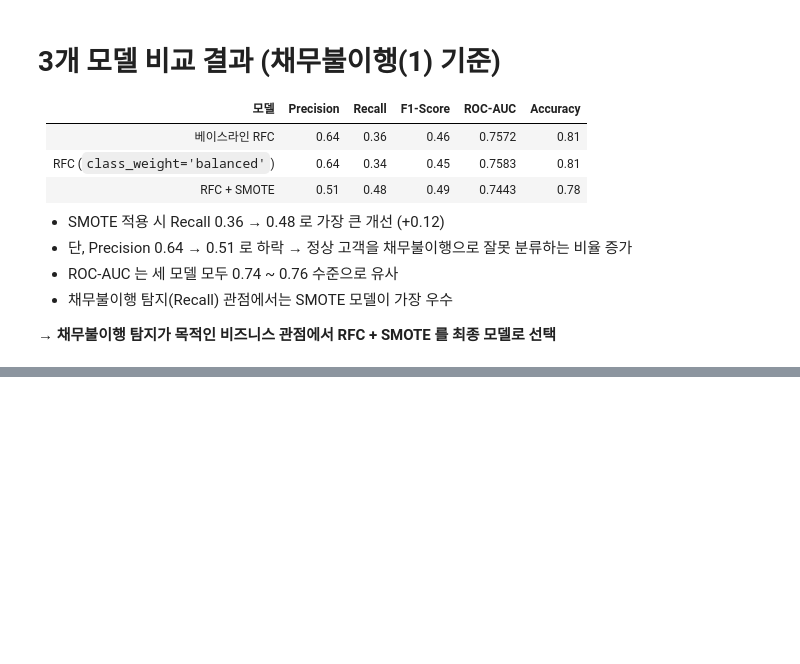
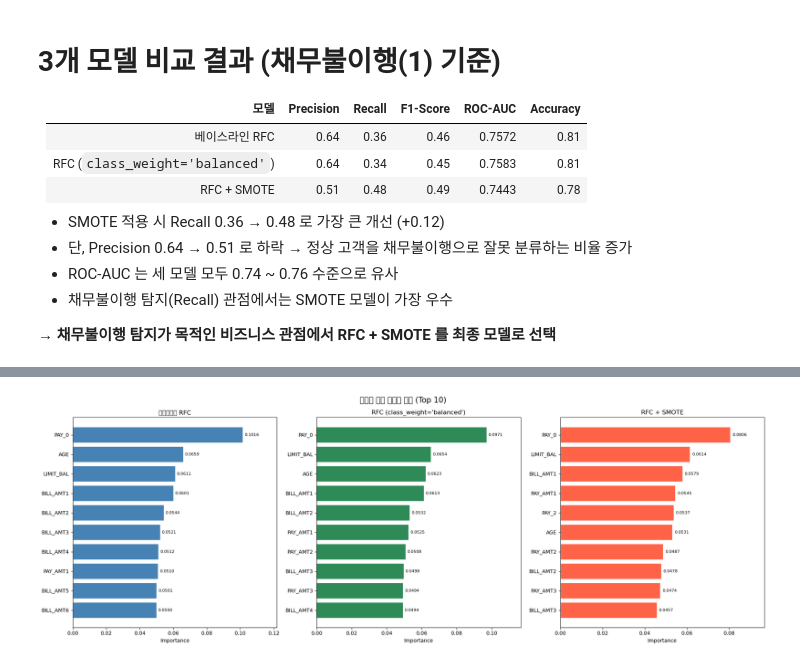
Before and after one commit to imyoonaheo/hipython, a Jupyter notebook: ml/11_신용카드_채무불이행_고객예측.ipynb, the cells around one changed output, grey strips where cells are left out. Saved outputs shown, nothing was run; the diff lists cells and outputs as text; code cells hidden in the pictures; blank space fills up the shorter version.

```diff
--- a/ml/11_신용카드_채무불이행_고객예측.ipynb
+++ b/ml/11_신용카드_채무불이행_고객예측.ipynb
@@ -530,0 +601,38 @@ ROC-AUC : 0.7443
+# %%
+# 비교할 3개 모델을 리스트로 정의
+# - 튜플 구조: (모델 객체, 그래프 제목, 막대 색상)
+# - zip(axes, models) 로 한 번에 순회하여 코드 중복 방지
+models = [
+    (rfc_base,      '베이스라인 RFC',               'steelblue'),
+    (rfc_balanced,  "RFC (class_weight='balanced')", 'seagreen'),
+    (rfc_smote,     'RFC + SMOTE',                  'tomato'),
+]
+# %%
+# 3개 모델 피처 중요도 Top 10 나란히 비교
+fig, axes = plt.subplots(1, 3, figsize=(20, 7))
+fig.suptitle('모델별 피처 중요도 비교 (Top 10)', fontsize=15)
+
+for ax, (model, title, color) in zip(axes, models):
+    imps = model.feature_importances_
+
+    # 중요도 높은 순 Top 10 인덱스 추출
+    # [::-1] : 그래프 위쪽이 가장 중요한 피처가 되도록 뒤집기
+    idx       = np.argsort(imps)[::-1][:10]
+    top_names = [feature_names[i] for i in idx][::-1]
+    top_imps  = imps[idx][::-1]
+
+    bars = ax.barh(top_names, top_imps, color=color, edgecolor='white')
+
+    # 막대 끝에 수치 레이블 표시
+    for bar, val in zip(bars, top_imps):
+        ax.text(val + 0.001, bar.get_y() + bar.get_height() / 2,
+                f'{val:.4f}', va='center', fontsize=8)
+
+    ax.set_title(title, fontsize=12)
+    ax.set_xlabel('Importance')
+    ax.set_xlim(0, max(top_imps) * 1.2)  # x축 오른쪽 여유 공간 확보
+
+plt.tight_layout()
+plt.show()
+# %% [output]
+[figure, added]
```
Also changed, not shown: parts of 34 cells of this notebook, 12 other files.
